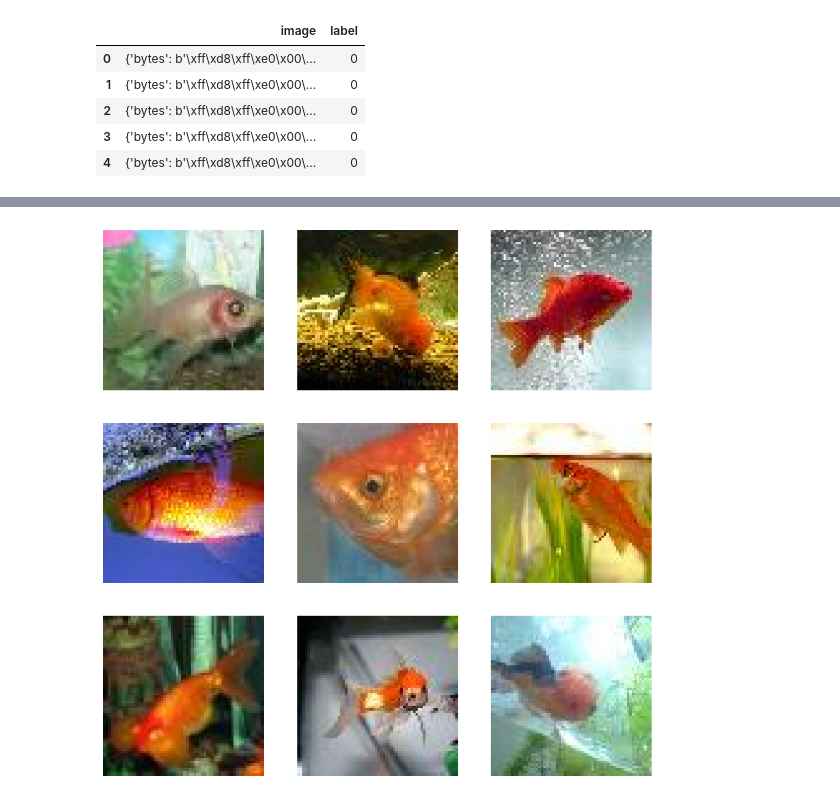
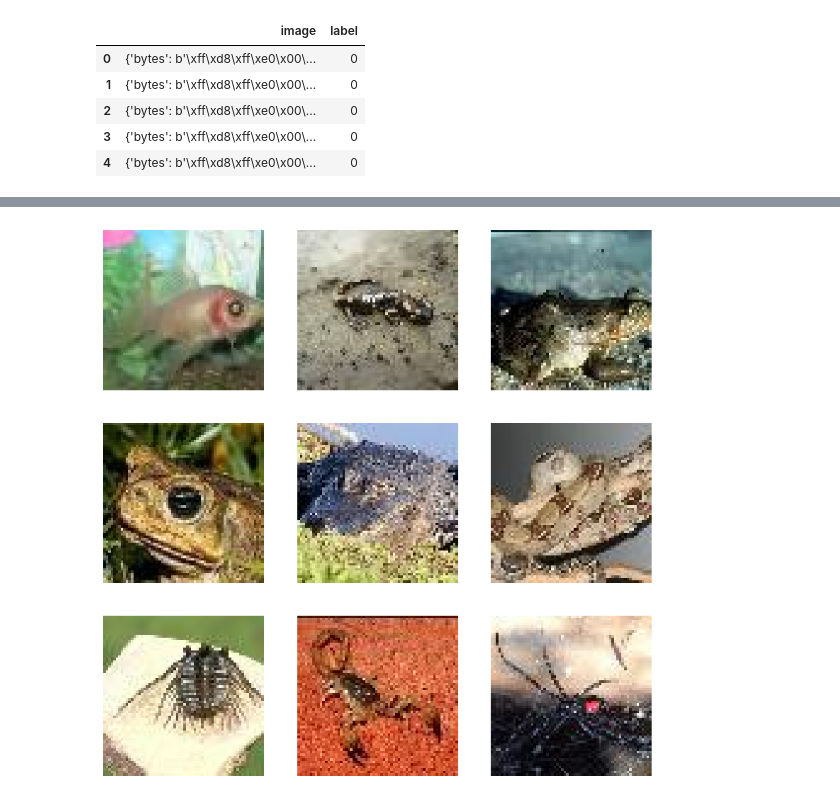
Before and after one commit to vrublik/ds_portfolio, a Jupyter notebook: CNN tiny ImageNet.ipynb, the cells around one changed output, grey strips where cells are left out. Drawn from its saved outputs; the diff is of its cells as text; code cells hidden in the pictures.

```diff
--- a/CNN tiny ImageNet.ipynb
+++ b/CNN tiny ImageNet.ipynb
@@ -36,6 +49,6 @@ valid_dataset.head()
 | 4 | {'bytes': b'\xff\xd8\xff\xe0\x00\... | 0 |
 # %%
 %%time
-train_dataset['byte_image'] = train_dataset['image'].apply(lambda x: np.array(Image.open(io.BytesIO(x['bytes']))))
+train_dataset['image_matrix'] = train_dataset['image'].apply(lambda x: np.array(Image.open(io.BytesIO(x['bytes']))))
 train_dataset.head()
 # %% [output]
@@ -49,9 +62,9 @@ Wall time: 7.42 s
 | 4 | {'bytes': b'\xff\xd8\xff\xe0\x00\... | 0 | [[[144, 145, 147], [141, 142, 144... |
 # %%
 plt.figure(figsize=(10, 10))
-for i, image in train_dataset['byte_image'][:9].items():
-    ax = plt.subplot(3, 3, i + 1)
+for i, image in train_dataset['image_matrix'][:4500:500].items():
+    ax = plt.subplot(3, 3, i//500 + 1)
     plt.imshow(image)
     plt.axis("off")
 # %% [output]
-[figure, old version]
+[figure, new version]
```
Also changed, not shown: parts of 85 cells of this notebook, 2 other files.
